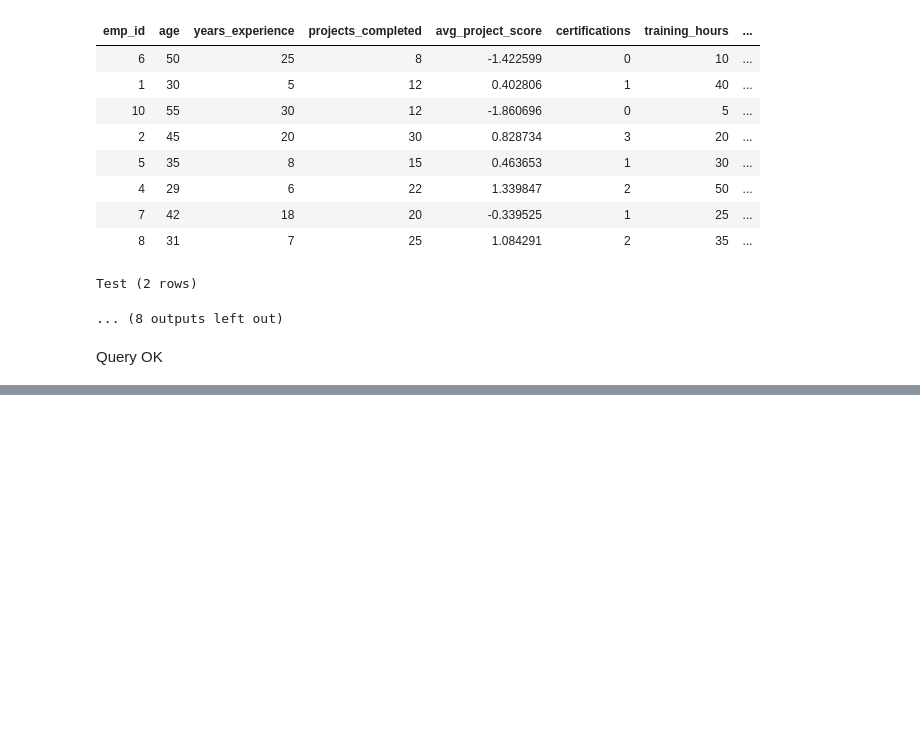
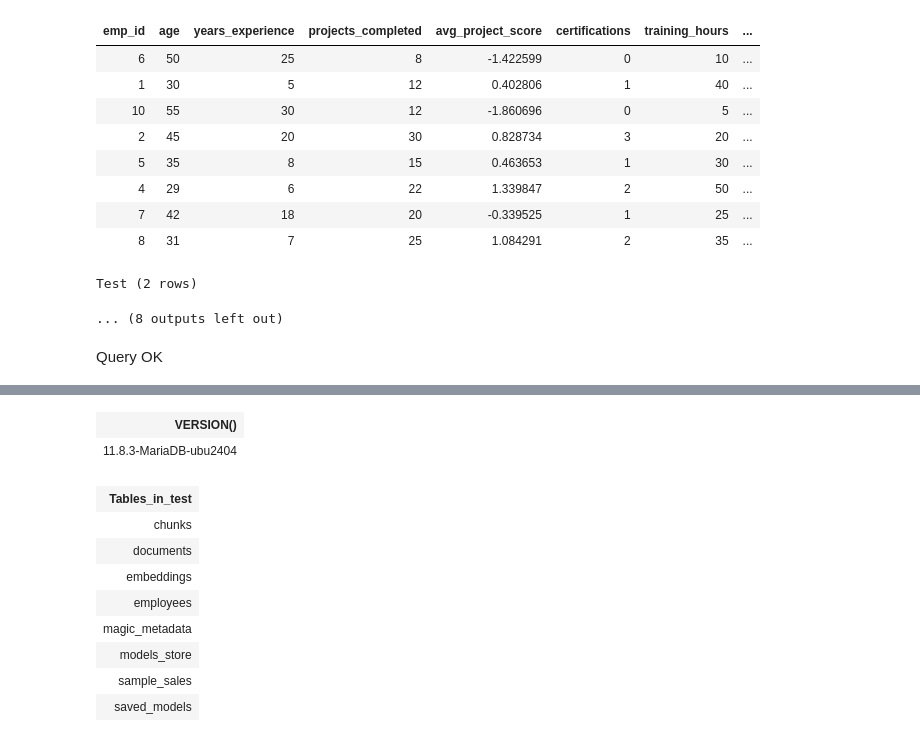
Before and after one commit to JainSneha6/mariadb_kernel, a Jupyter notebook: Untitled.ipynb, the cells around one changed output, grey strips where cells are left out. Drawn from its saved outputs; the diff is of its cells as text; code cells hidden in the pictures; blank space fills up the shorter version.

```diff
--- a/Untitled.ipynb
+++ b/Untitled.ipynb
@@ -813,0 +882,17 @@ Query OK
+# %%
+SELECT VERSION();
+# %% [output]
+| VERSION() |
+| 11.8.3-MariaDB-ubu2404 |
+# %%
+show tables;
+# %% [output]
+| Tables_in_test |
+| chunks |
+| documents |
+| embeddings |
+| employees |
+| magic_metadata |
+| models_store |
+| sample_sales |
+| saved_models |
```
Also changed, not shown: parts of 9 cells of this notebook, 4 other files.
